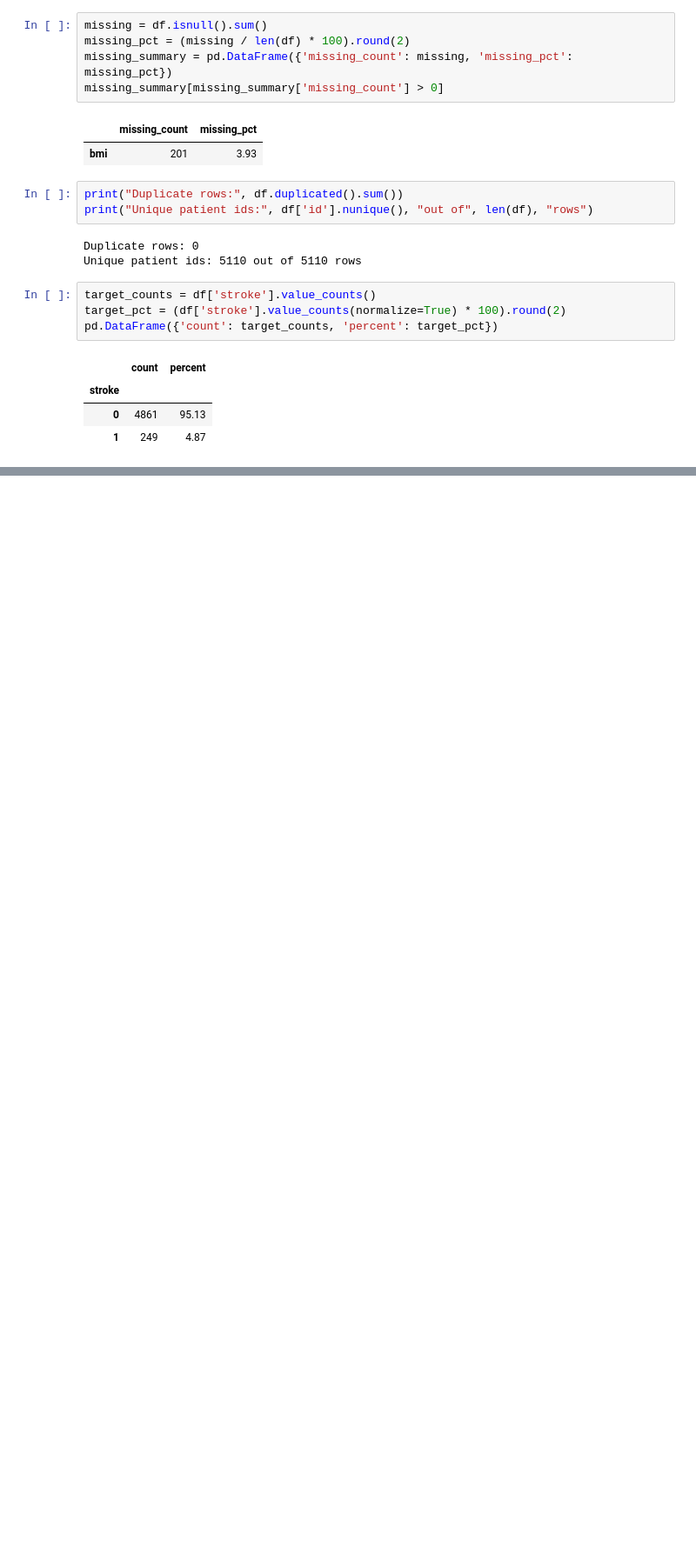
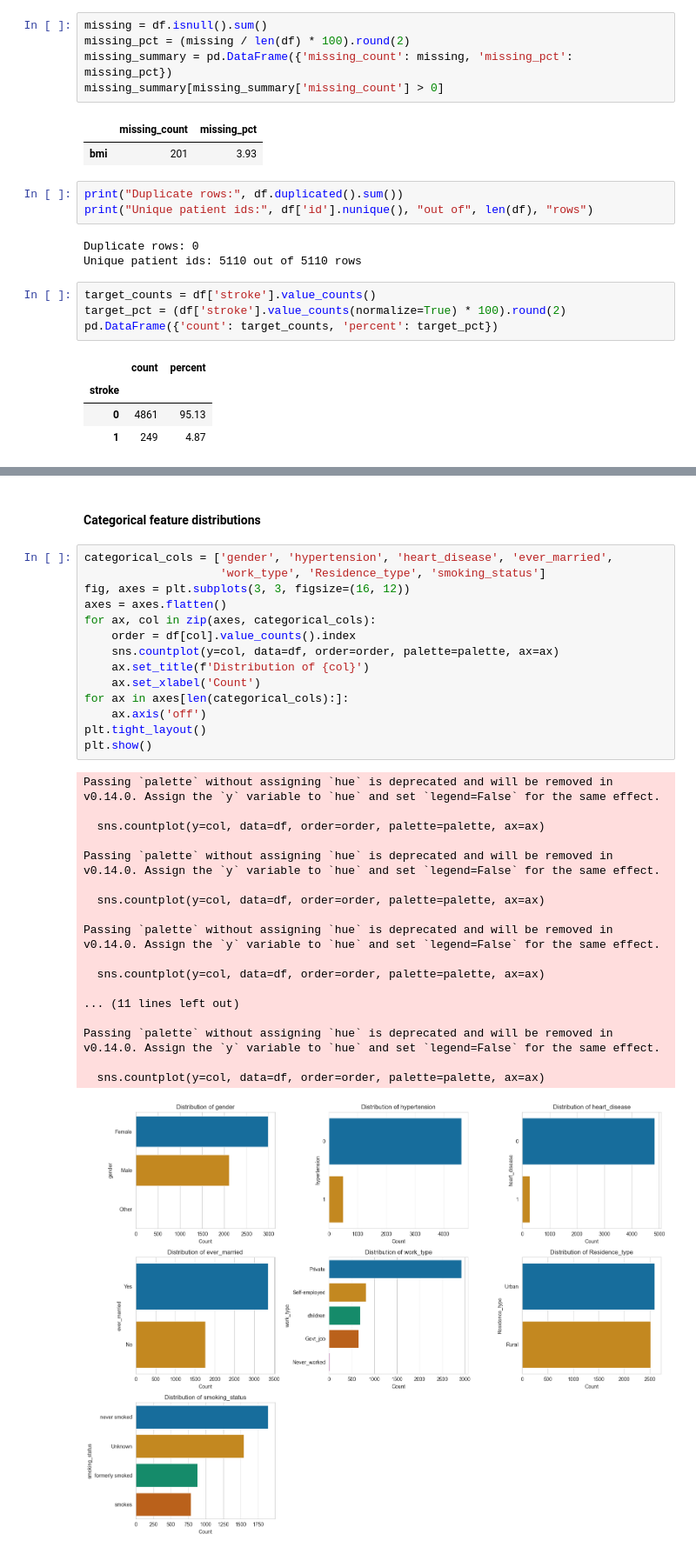
Before and after one commit to Isvarr/capstone_ml, a Jupyter notebook: classification_stroke_partA.ipynb, the cells around one changed output, grey strips where cells are left out. Shown at 87% size. Cells and saved outputs as stored; diff of their text form; blank space fills up the shorter version.

```diff
--- a/classification_stroke_partA.ipynb
+++ b/classification_stroke_partA.ipynb
@@ -82,0 +123,35 @@ pd.DataFrame({'count': target_counts, 'percent': target_pct})
+# %% [markdown]
+#### Categorical feature distributions
+# %%
+categorical_cols = ['gender', 'hypertension', 'heart_disease', 'ever_married',
+                    'work_type', 'Residence_type', 'smoking_status']
+fig, axes = plt.subplots(3, 3, figsize=(16, 12))
+axes = axes.flatten()
+for ax, col in zip(axes, categorical_cols):
+    order = df[col].value_counts().index
+    sns.countplot(y=col, data=df, order=order, palette=palette, ax=ax)
+    ax.set_title(f'Distribution of {col}')
+    ax.set_xlabel('Count')
+for ax in axes[len(categorical_cols):]:
+    ax.axis('off')
+plt.tight_layout()
+plt.show()
+# %% [output]
+Passing `palette` without assigning `hue` is deprecated and will be removed in v0.14.0. Assign the `y` variable to `hue` and set `legend=False` for the same effect.
+
+  sns.countplot(y=col, data=df, order=order, palette=palette, ax=ax)
+
+Passing `palette` without assigning `hue` is deprecated and will be removed in v0.14.0. Assign the `y` variable to `hue` and set `legend=False` for the same effect.
+
+  sns.countplot(y=col, data=df, order=order, palette=palette, ax=ax)
+
+Passing `palette` without assigning `hue` is deprecated and will be removed in v0.14.0. Assign the `y` variable to `hue` and set `legend=False` for the same effect.
+
+  sns.countplot(y=col, data=df, order=order, palette=palette, ax=ax)
+
+... (11 lines left out)
+
+Passing `palette` without assigning `hue` is deprecated and will be removed in v0.14.0. Assign the `y` variable to `hue` and set `legend=False` for the same effect.
+
+  sns.countplot(y=col, data=df, order=order, palette=palette, ax=ax)
+[figure, added]
```
Also changed, not shown: parts of 15 cells of this notebook.
